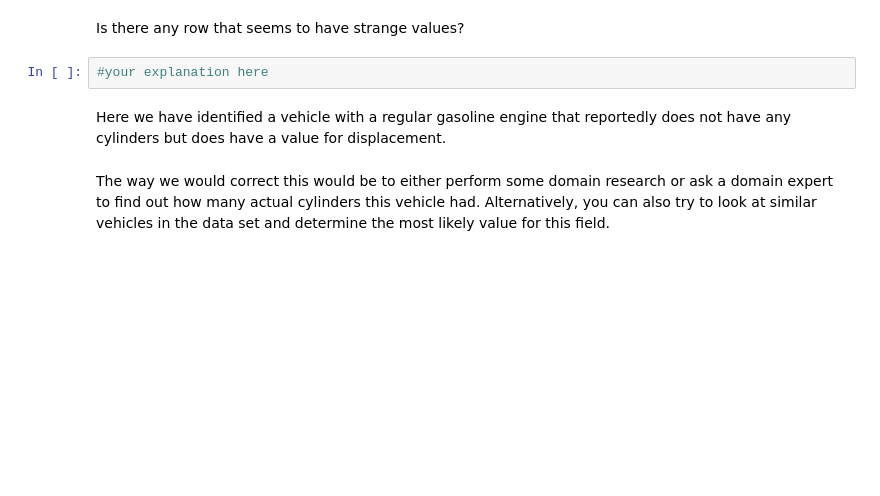
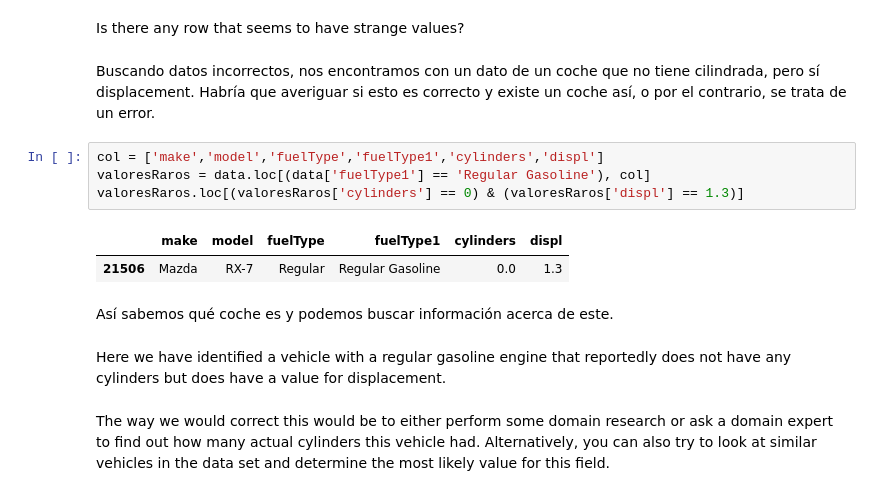
Before and after one commit to Ironhack-Data-Madrid-Mayo-2022/2.4-lab-data-cleaning, a Jupyter notebook: your-code/main.ipynb, the cells around one changed output. Drawn from its saved outputs; the diff is of its cells as text; blank space fills up the shorter version.

```diff
--- a/your-code/main.ipynb
+++ b/your-code/main.ipynb
@@ -99,7 +212,16 @@ In addition to null values, we also want to try to identify any values that seem
 # %% [markdown]
 Is there any row that seems to have strange values?
-# %%
-#your explanation here
+# %% [markdown]
+Buscando datos incorrectos, nos encontramos con un dato de un coche que no tiene cilindrada, pero sí displacement. Habría que averiguar si esto es correcto y existe un coche así, o por el contrario, se trata de un error.
+# %%
+col = ['make','model','fuelType','fuelType1','cylinders','displ']
+valoresRaros = data.loc[(data['fuelType1'] == 'Regular Gasoline'), col]
+valoresRaros.loc[(valoresRaros['cylinders'] == 0) & (valoresRaros['displ'] == 1.3)]
+# %% [output]
+|  | make | model | fuelType | fuelType1 | cylinders | displ |
+| 21506 | Mazda | RX-7 | Regular | Regular Gasoline | 0.0 | 1.3 |
+# %% [markdown]
+Así sabemos qué coche es y podemos buscar información acerca de este.
 # %% [markdown]
 Here we have identified a vehicle with a regular gasoline engine that reportedly does not have any cylinders but does have a value for displacement.
 # %% [markdown]
```
Also changed, not shown: parts of 62 cells of this notebook, 1 other file.
